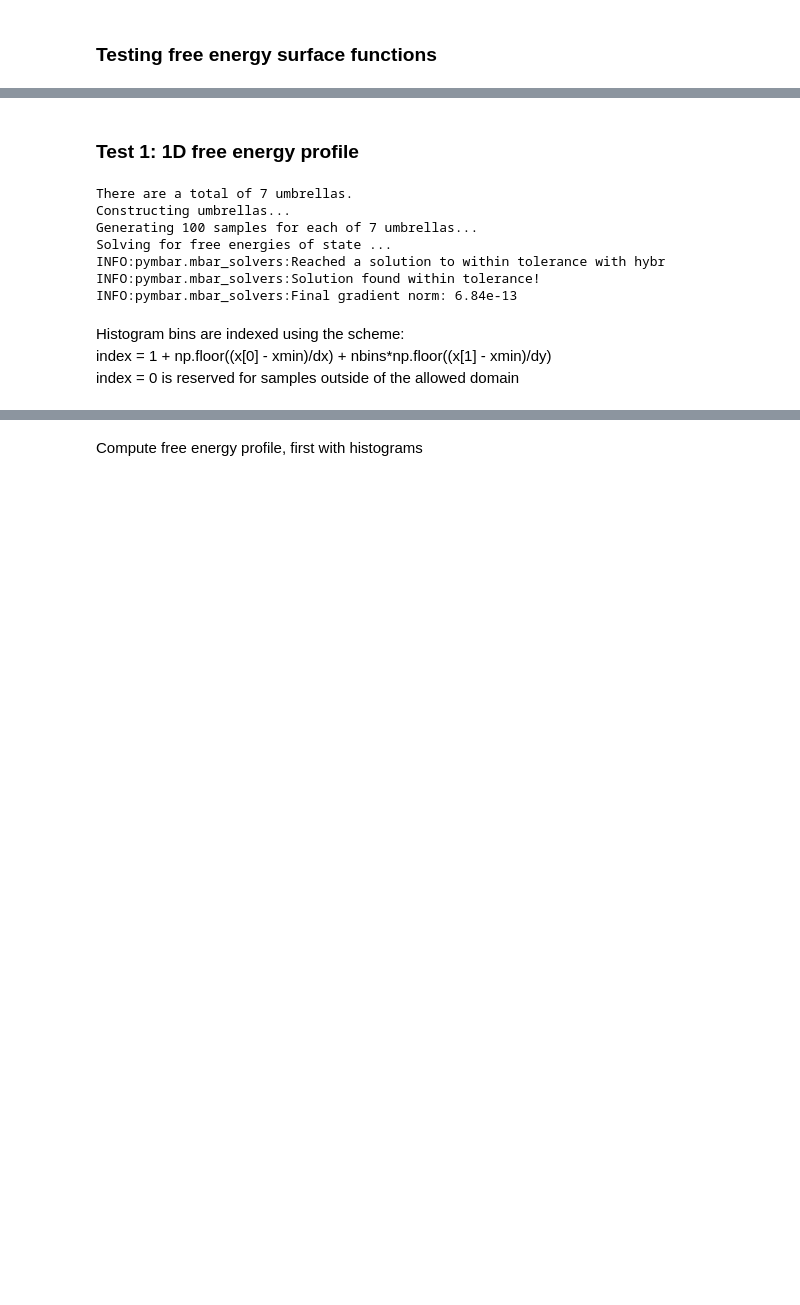
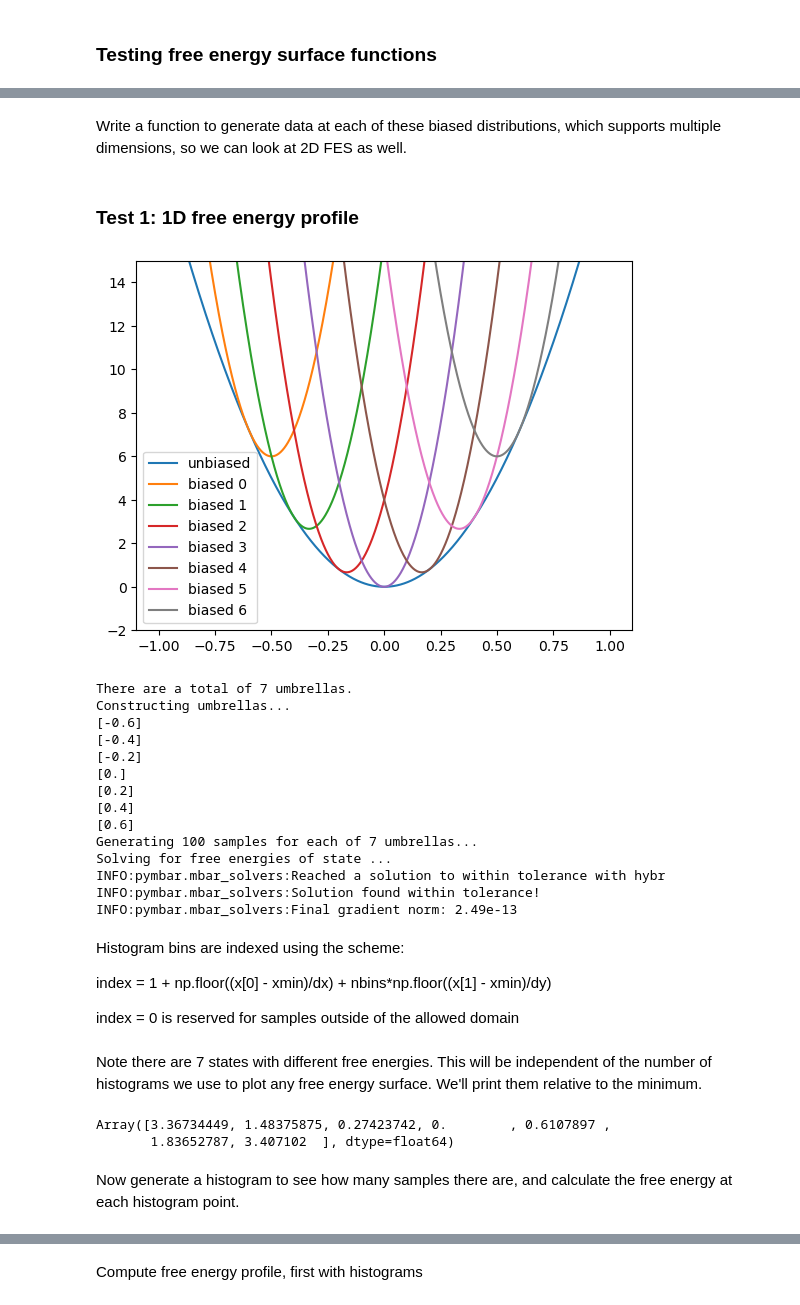
Before and after one commit to shirtsgroup/pymbar_notebook_examples, a Jupyter notebook: harmonic-oscillators/harmonic-oscillators.ipynb, the cells around one changed output, grey strips where cells are left out. Drawn from its saved outputs; the diff is of its cells as text; code cells hidden in the pictures; blank space fills up the shorter version.

```diff
--- a/harmonic-oscillators/harmonic-oscillators.ipynb
+++ b/harmonic-oscillators/harmonic-oscillators.ipynb
@@ -918,2 +1043,4 @@ The dimensionless free energy is the integral of this, and can be computed as:<b
+# %% [markdown]
+Write a function to generate data at each of these biased distributions, which supports multiple dimensions, so we can look at 2D FES as well.
 # %%
 def generate_fes_data(
@@ -991,3 +1112,22 @@ Ku = 100.0
+# %%
+K0 = 20.0  # the "unbiased" state has K_0 = 20.00 (centered at 0).
+Ku = 100.0  # with the sampled states having KU = 100.00, or 5x steeper.
+gridscale = 0.2 # The scaling we apply - so the points are gridscale apart.
+nsamples = 100
+ndim = 1
+xrange = [[-3,3]]  # there are xrange[1]-range[0] + 1 umbrella total.
+# %%
+xplot = np.linspace(gridscale*(xrange[0][0]-2),gridscale*(xrange[0][1]+2),1000)
+u_unbiased = K0*xplot**2
+plt.plot(xplot, u_unbiased,label='unbiased')
+for ui in range(0,int(xrange[0][1]-xrange[0][0] + 1)):
+    center = gridscale*(xrange[0][0] + ui)
+    plt.plot(xplot,u_unbiased+Ku*(xplot-center)**2,label=f'biased {ui}')
+plt.ylim(-2,15)
+plt.legend()
+plt.show()
+# %% [output]
+[figure, added]
 # %%
 xrange = [[-3, 3]]
 ndim = 1
@@ -995,7 +1135,6 @@ u_kn, u_n, x_n, f_k_analytical = generate_fes_data(
     K0=K0,
     Ku=Ku,
     ndim=ndim,
-    nbinsperdim=nbinsperdim,
     nsamples=nsamples,
     gridscale=gridscale,
     xrange=xrange,
@@ -1007,13 +1146,31 @@ mbar = MBAR(u_kn, N_k)
 # %% [output]
 There are a total of 7 umbrellas.
 Constructing umbrellas...
+[-0.6]
+[-0.4]
+[-0.2]
+[0.]
+[0.2]
+[0.4]
+[0.6]
 Generating 100 samples for each of 7 umbrellas...
 Solving for free energies of state ...
 INFO:pymbar.mbar_solvers:Reached a solution to within tolerance with hybr
 INFO:pymbar.mbar_solvers:Solution found within tolerance!
-INFO:pymbar.mbar_solvers:Final gradient norm: 6.84e-13
+INFO:pymbar.mbar_solvers:Final gradient norm: 2.49e-13
 # %% [markdown]
-Histogram bins are indexed using the scheme:<br>
-index = 1 + np.floor((x[0] - xmin)/dx) + nbins*np.floor((x[1] - xmin)/dy)<br>
+Histogram bins are indexed using the scheme:
+
+index = 1 + np.floor((x[0] - xmin)/dx) + nbins*np.floor((x[1] - xmin)/dy)
+
 index = 0 is reserved for samples outside of the allowed domain
+# %% [markdown]
+Note there are 7 states with different free energies. This will be independent of the number of histograms we use to plot any free energy surface.  We'll print them relative to the minimum.
+# %%
+mbar.f_k-np.min(mbar.f_k)
+# %% [output]
+Array([3.36734449, 1.48375875, 0.27423742, 0.        , 0.6107897 ,
+       1.83652787, 3.407102  ], dtype=float64)
+# %% [markdown]
+Now generate a histogram to see how many samples there are, and calculate the free energy at each histogram point.
 # %%
```
Also changed, not shown: parts of 106 cells of this notebook, 2 other files.
